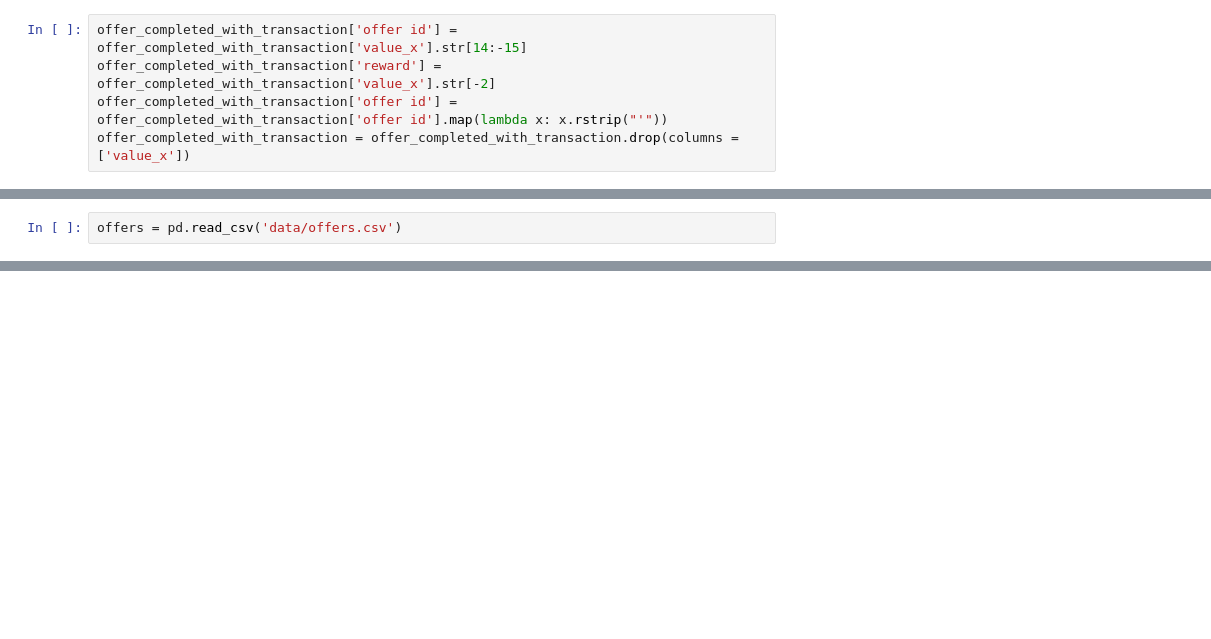
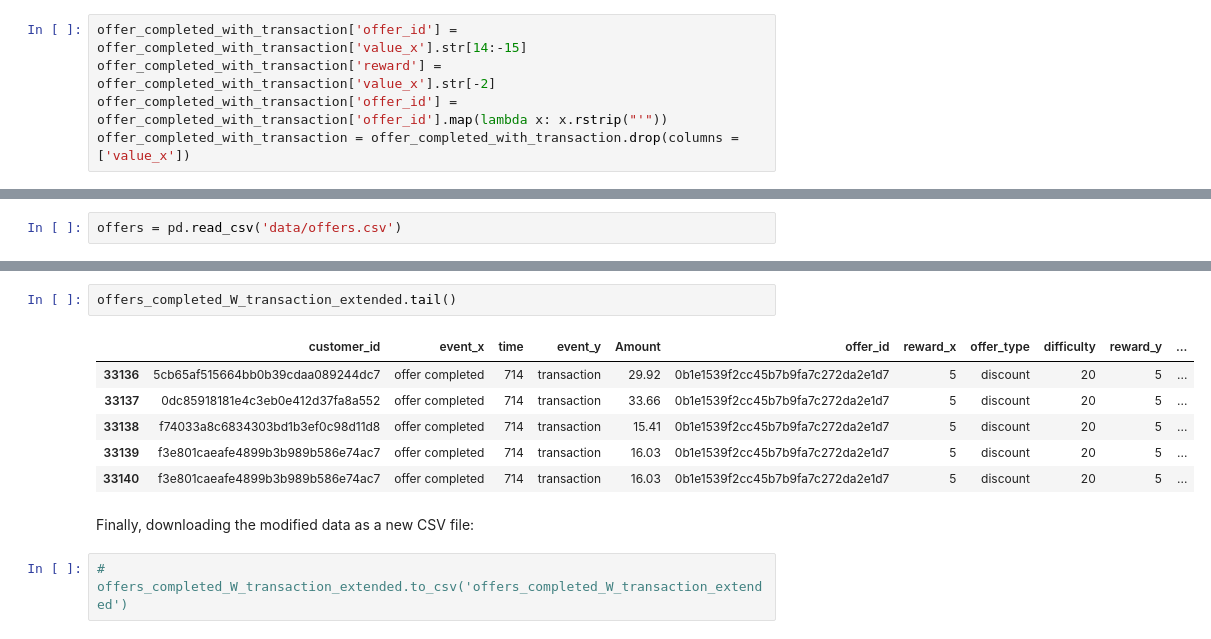
Before and after one commit to YaniaNada/Cafe-Reward-Analysis-Project, a Jupyter notebook: data_analysis.ipynb, the cells around one changed output, grey strips where cells are left out. Cells and saved outputs as stored; diff of their text form; blank space fills up the shorter version.

```diff
--- a/data_analysis.ipynb
+++ b/data_analysis.ipynb
@@ -257,7 +273,7 @@ offer_completed_with_transaction.head()
 # %% [markdown]
 Extracting the offer id and reward values from column 'value_x' and inserting into new columns 'offer id' and 'reward':
 # %%
-offer_completed_with_transaction['offer id'] = offer_completed_with_transaction['value_x'].str[14:-15]
+offer_completed_with_transaction['offer_id'] = offer_completed_with_transaction['value_x'].str[14:-15]
 offer_completed_with_transaction['reward'] = offer_completed_with_transaction['value_x'].str[-2]
-offer_completed_with_transaction['offer id'] = offer_completed_with_transaction['offer id'].map(lambda x: x.rstrip("'"))
+offer_completed_with_transaction['offer_id'] = offer_completed_with_transaction['offer_id'].map(lambda x: x.rstrip("'"))
 offer_completed_with_transaction = offer_completed_with_transaction.drop(columns = ['value_x'])
@@ -311,0 +333,13 @@ offers = pd.read_csv('data/offers.csv')
+# %%
+offers_completed_W_transaction_extended.tail()
+# %% [output]
+|  | customer_id | event_x | time | event_y | Amount | offer_id | reward_x | offer_type | difficulty | reward_y | ... |
+| 33136 | 5cb65af515664bb0b39cdaa089244dc7 | offer completed | 714 | transaction | 29.92 | 0b1e1539f2cc45b7b9fa7c272da2e1d7 | 5 | discount | 20 | 5 | ... |
+| 33137 | 0dc85918181e4c3eb0e412d37fa8a552 | offer completed | 714 | transaction | 33.66 | 0b1e1539f2cc45b7b9fa7c272da2e1d7 | 5 | discount | 20 | 5 | ... |
+| 33138 | f74033a8c6834303bd1b3ef0c98d11d8 | offer completed | 714 | transaction | 15.41 | 0b1e1539f2cc45b7b9fa7c272da2e1d7 | 5 | discount | 20 | 5 | ... |
+| 33139 | f3e801caeafe4899b3b989b586e74ac7 | offer completed | 714 | transaction | 16.03 | 0b1e1539f2cc45b7b9fa7c272da2e1d7 | 5 | discount | 20 | 5 | ... |
+| 33140 | f3e801caeafe4899b3b989b586e74ac7 | offer completed | 714 | transaction | 16.03 | 0b1e1539f2cc45b7b9fa7c272da2e1d7 | 5 | discount | 20 | 5 | ... |
+# %% [markdown]
+Finally, downloading the modified data as a new CSV file:
+# %%
+# offers_completed_W_transaction_extended.to_csv('offers_completed_W_transaction_extended')
```
Also changed, not shown: parts of 10 cells of this notebook, 3 other files.
